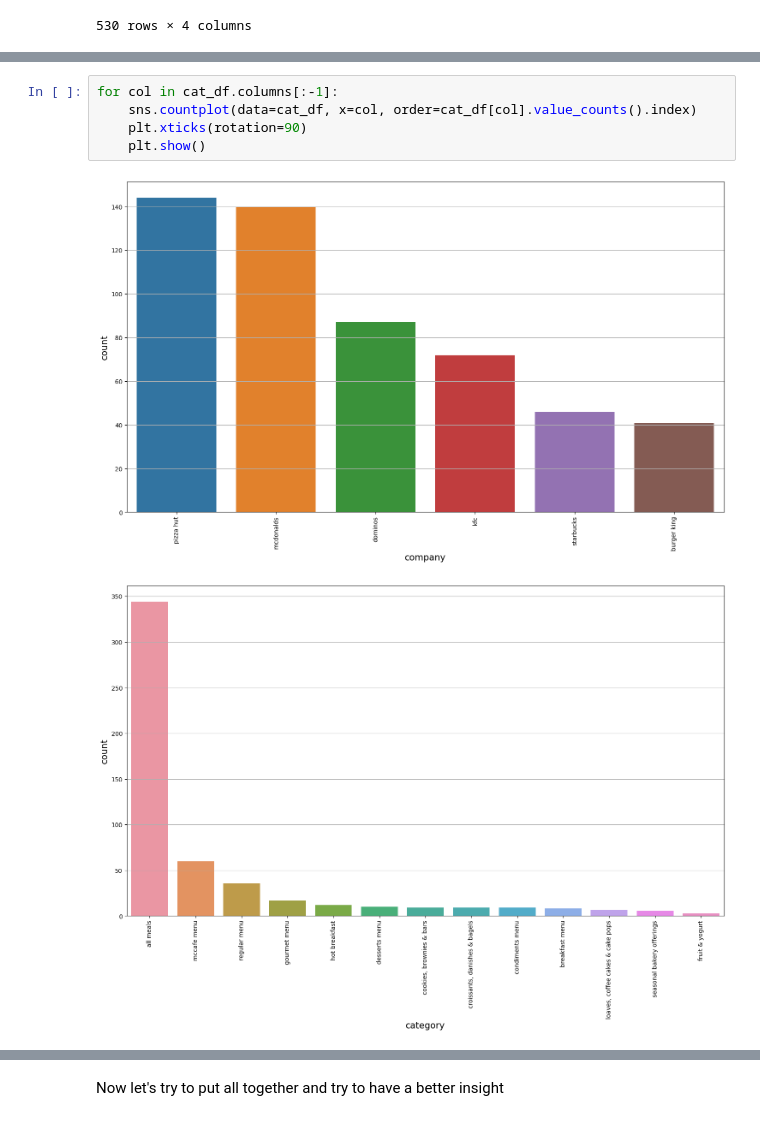
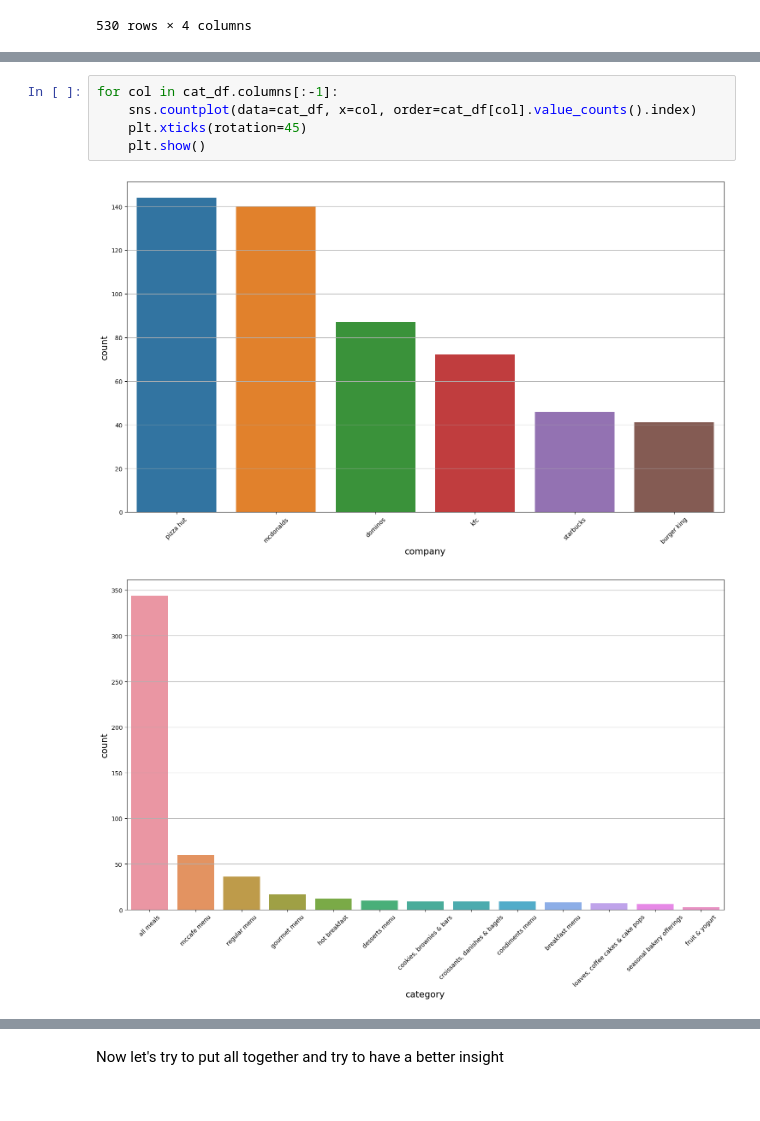
Before and after one commit to NicoGiamm/MachineLearning-DataScience_smallprojects, a Jupyter notebook: Fast Food Nutritional Values/Fast_food_analysis.ipynb, the cells around one changed output, grey strips where cells are left out. Drawn from its saved outputs; the diff is of its cells as text.

```diff
--- a/Fast Food Nutritional Values/Fast_food_analysis.ipynb
+++ b/Fast Food Nutritional Values/Fast_food_analysis.ipynb
@@ -222,8 +222,8 @@ Name: per serve size, Length: 338, dtype: int64
 # %%
 for col in cat_df.columns[:-1]:
     sns.countplot(data=cat_df, x=col, order=cat_df[col].value_counts().index)
-    plt.xticks(rotation=90)
+    plt.xticks(rotation=45)
     plt.show()
 # %% [output]
-[figure, old version]
+[figure, new version]
-[figure, old version]
+[figure, new version]
```
Also changed, not shown: parts of 3 cells of this notebook.
